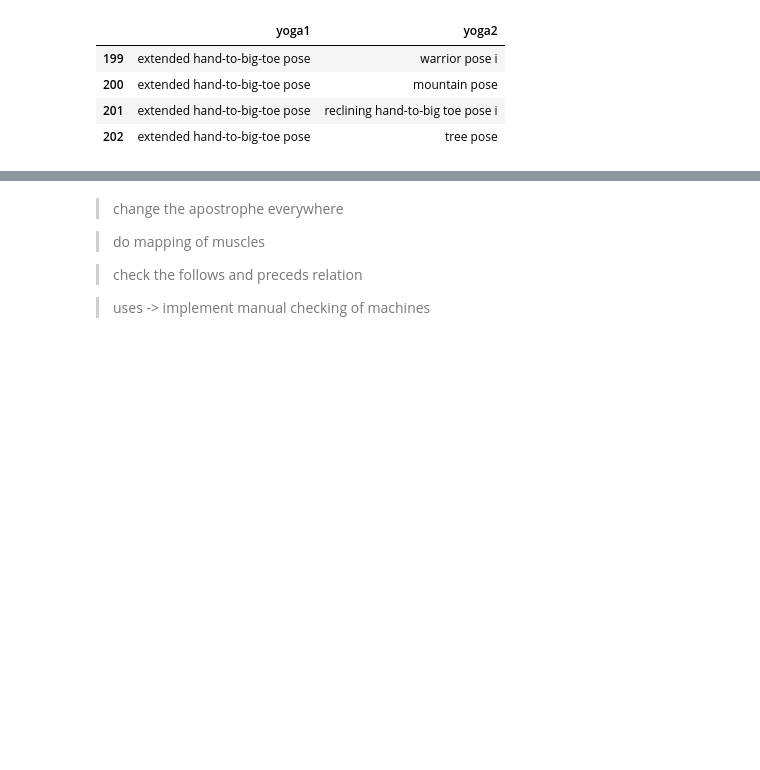
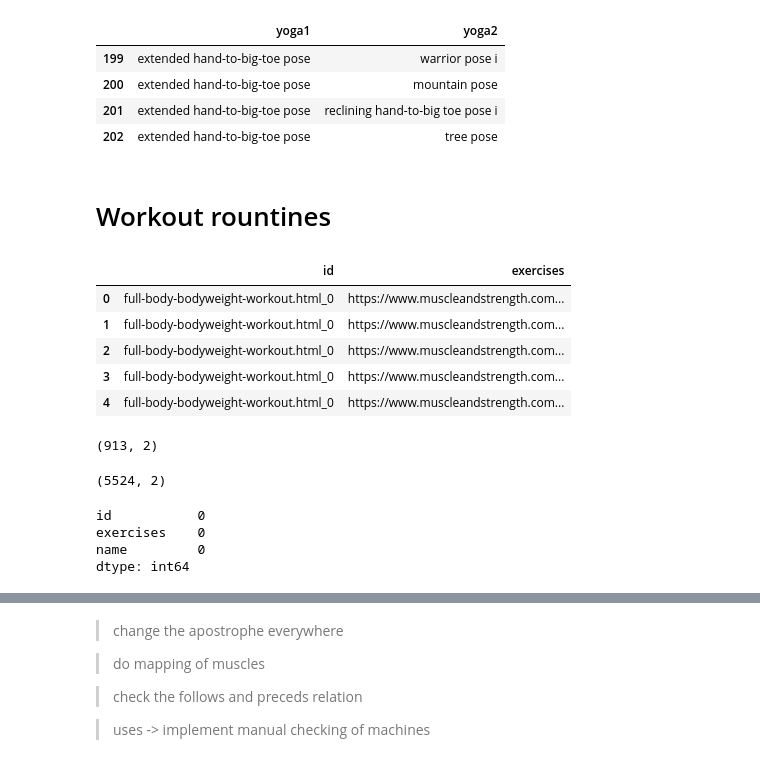
Before and after one commit to imdaredevil/fitness_kg, a Jupyter notebook: Entity Linking/Entity Linking.ipynb, the cells around one changed output, grey strips where cells are left out. Cells and saved outputs as stored; diff of their text form; code cells hidden in the pictures; blank space fills up the shorter version.

Commit message:
added workout relation

```diff
--- a/Entity Linking/Entity Linking.ipynb
+++ b/Entity Linking/Entity Linking.ipynb
@@ -2262,3 +2262,27 @@ follow_up_yoga[follow_up_yoga.yoga1=="extended hand-to-big-toe pose"]
 follow_up_yoga["relation"] = "FOLLOWS"
 # %%
 follow_up_yoga[["yoga1","relation","yoga2"]].to_csv("Data_KG_Creation/rel_FOLLOWS_yoga.csv", index = False)
+# %% [markdown]
+# Workout rountines
+# %%
+workout_dict = {
+                 'id':[], 'exercises':[]}
+
+with open('..\\fitness_kg\\Extracted\\Gym\\workout.jsonl', 'r', encoding="utf8") as json_file:
+    json_list = list(json_file)
+
+for json_str in json_list:
+    result = json.loads(json_str)
+    workout_dict['id'].append(result['id'])
+    workout_dict['exercises'].append(result['exercises'])
+
+workout_df = pd.DataFrame.from_dict(workout_dict)
+# %%
+workout_df.head()
+# %% [output]
+|  | id | exercises |
+| 0 | full-body-bodyweight-workout.html_0 | https://www.muscleandstrength.com... |
+| 1 | full-body-bodyweight-workout.html_0 | https://www.muscleandstrength.com... |
+| 2 | full-body-bodyweight-workout.html_0 | https://www.muscleandstrength.com... |
+| 3 | full-body-bodyweight-workout.html_0 | https://www.muscleandstrength.com... |
+| 4 | full-body-bodyweight-workout.html_0 | https://www.muscleandstrength.com... |
@@ -2264,0 +2291,9 @@ follow_up_yoga[["yoga1","relation","yoga2"]].to_csv("Data_KG_Creation/rel_FOLLOW
+# %%
+workout_df.shape
+# %% [output]
+(913, 2)
+# %%
+workout_df = workout_df.explode('exercises').reset_index(drop = True)
+workout_df.shape
+# %% [output]
+(5524, 2)
@@ -2264,0 +2302,7 @@ follow_up_yoga[["yoga1","relation","yoga2"]].to_csv("Data_KG_Creation/rel_FOLLOW
+# %%
+test.isnull().sum()
+# %% [output]
+id           0
+exercises    0
+name         0
+dtype: int64
```
Also changed, not shown: parts of 6 cells of this notebook, 1 other file.
